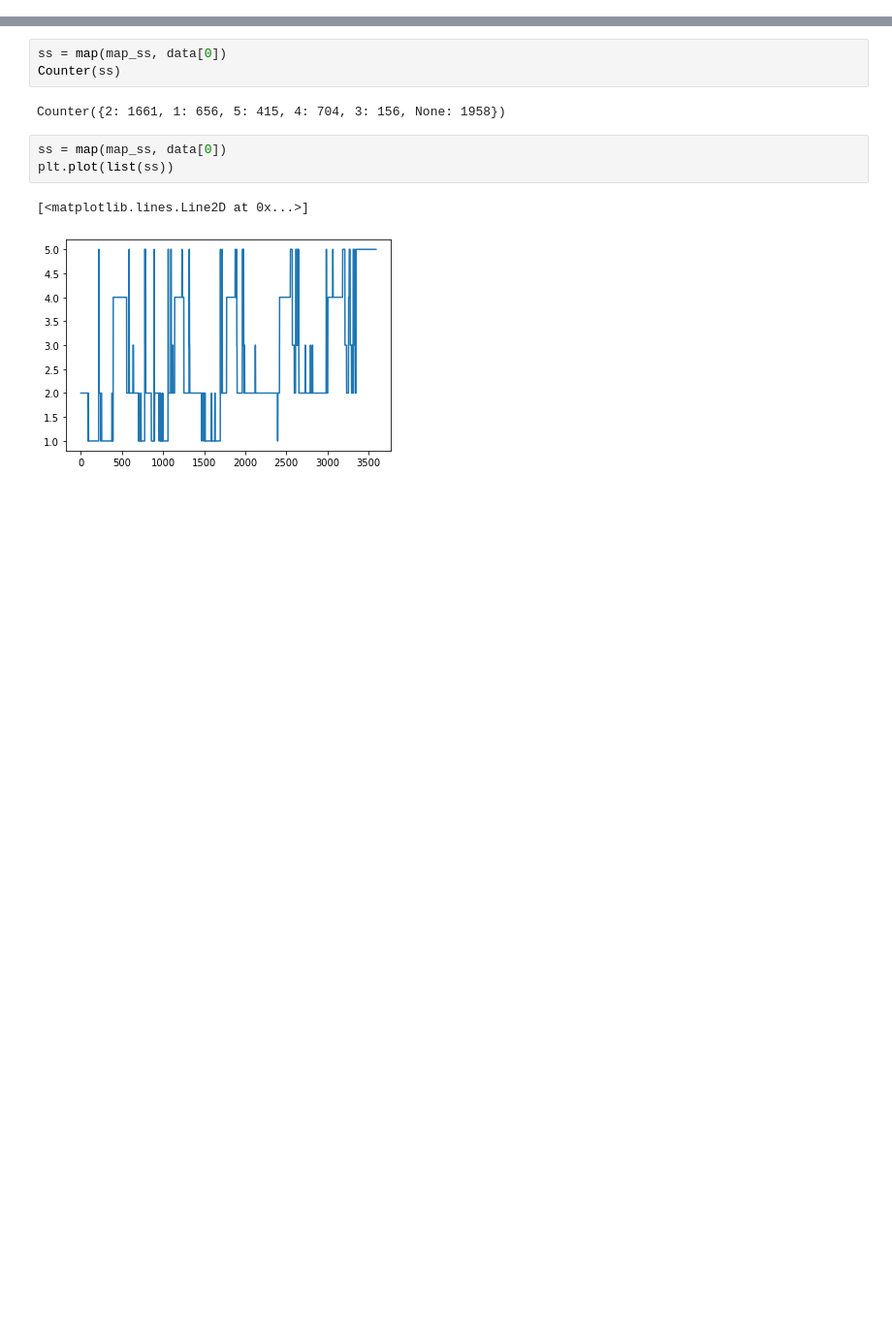
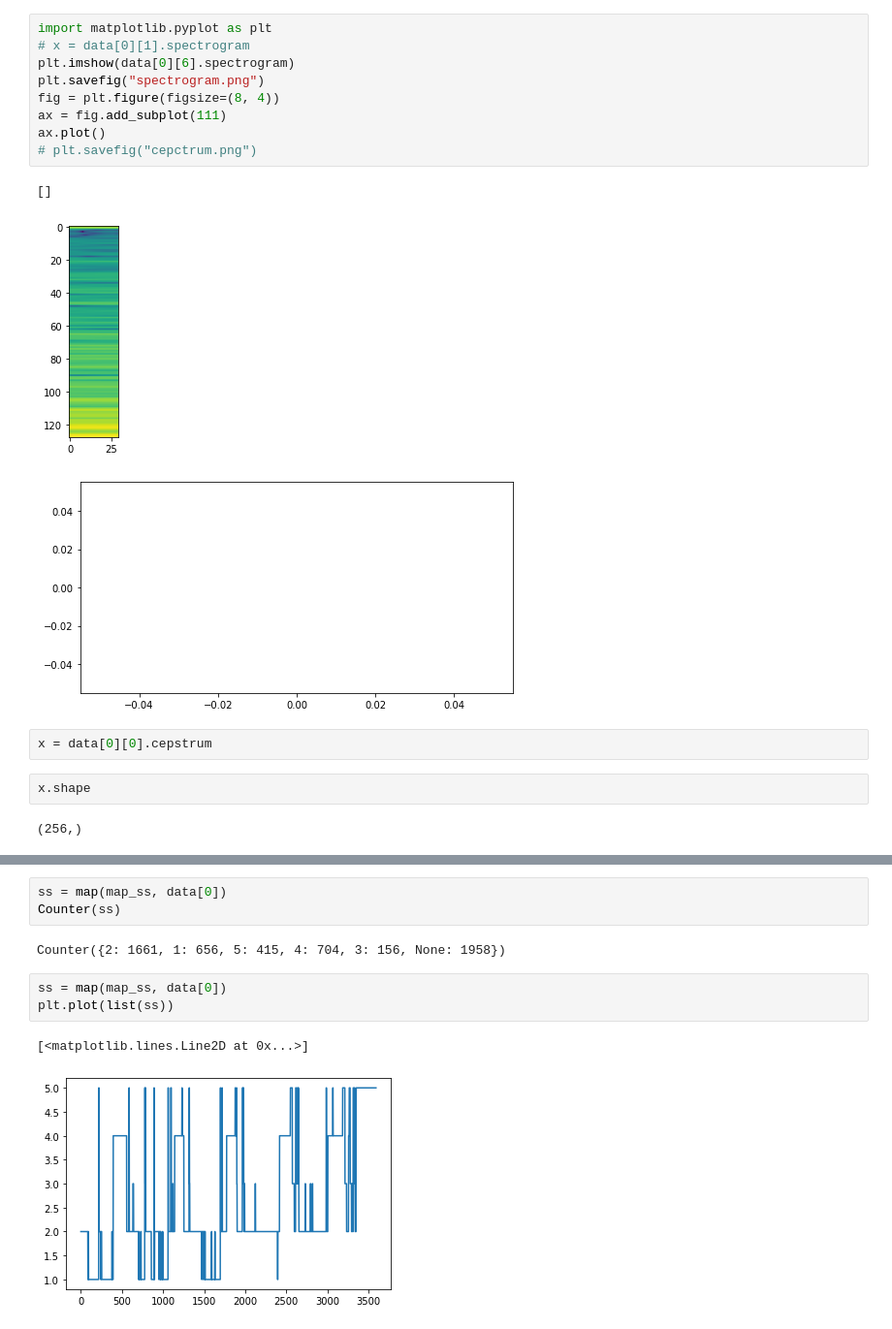
Before and after one commit to Taiki-jp/sleep_study, a Jupyter notebook: tmp.ipynb, the cells around one changed output, grey strips where cells are left out. Shown at 97% size. Saved outputs shown, nothing was run; the diff lists cells and outputs as text; blank space fills up the shorter version.

```diff
--- a/tmp.ipynb
+++ b/tmp.ipynb
@@ -36,0 +30,19 @@ data = load_sleep_data.load_data(
+# %%
+import matplotlib.pyplot as plt
+# x = data[0][1].spectrogram
+plt.imshow(data[0][6].spectrogram)
+plt.savefig("spectrogram.png")
+fig = plt.figure(figsize=(8, 4))
+ax = fig.add_subplot(111)
+ax.plot()
+# plt.savefig("cepctrum.png")
+# %% [output]
+[]
+[figure, added]
+[figure, added]
+# %%
+x = data[0][0].cepstrum
+# %%
+x.shape
+# %% [output]
+(256,)
```
Also changed, not shown: parts of 5 cells of this notebook, 12 other files.
